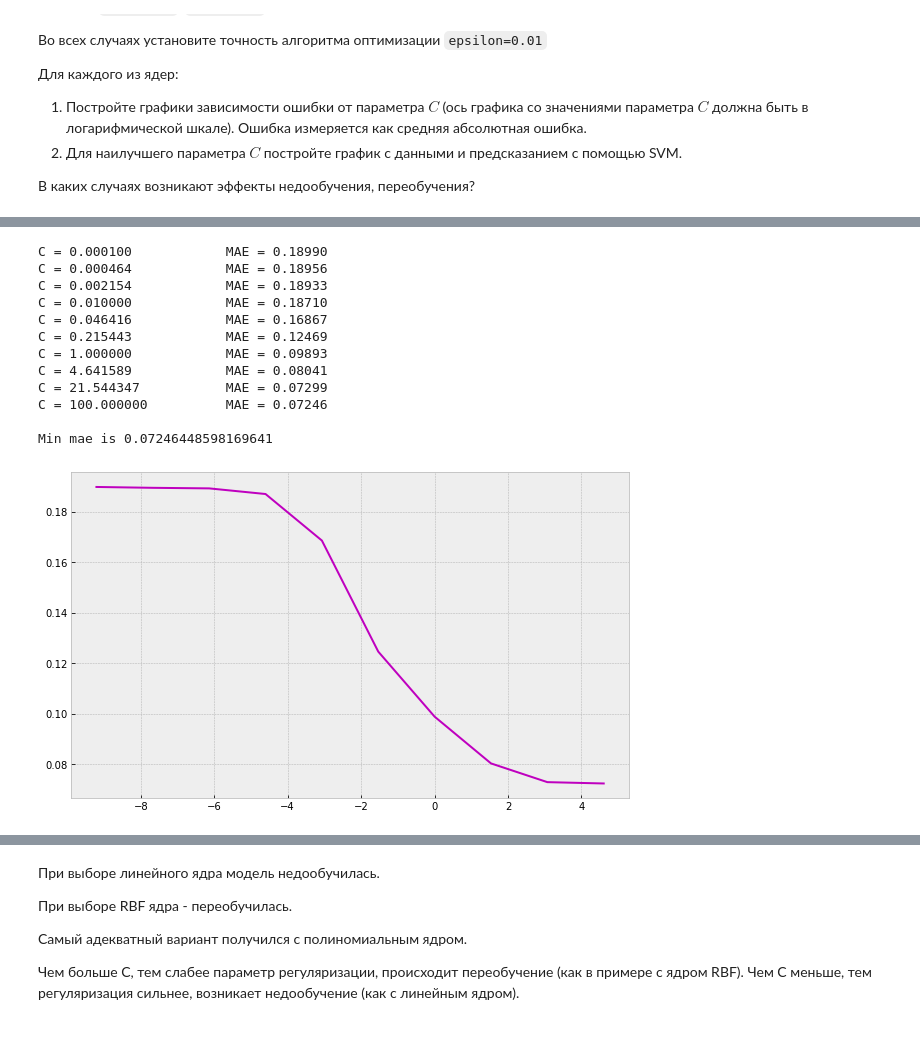
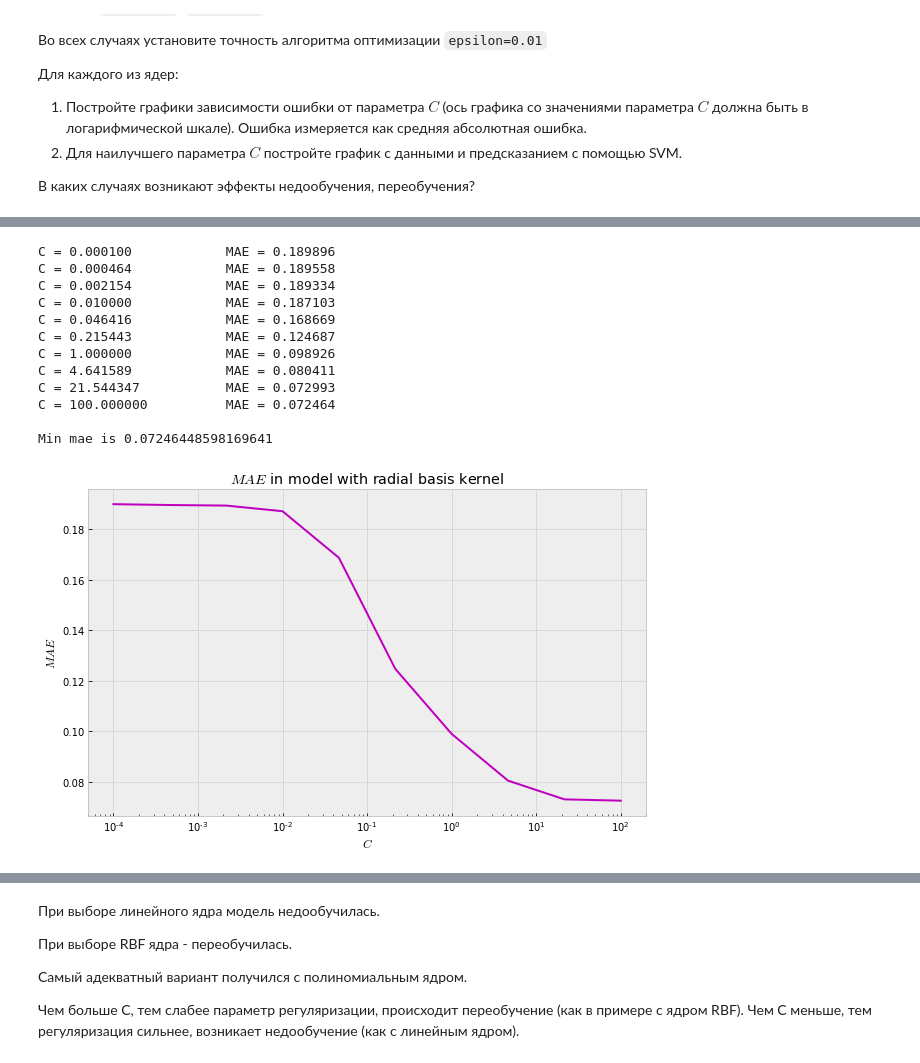
Before and after one commit to Sinopsys/IDA-HSE-2017-3-course, a Jupyter notebook: homeworks/hw1/IDA2HW1Kupriyanov.ipynb, the cells around one changed output, grey strips where cells are left out. Drawn from its saved outputs; the diff is of its cells as text; code cells hidden in the pictures; blank space fills up the shorter version.

```diff
--- a/homeworks/hw1/IDA2HW1Kupriyanov.ipynb
+++ b/homeworks/hw1/IDA2HW1Kupriyanov.ipynb
@@ -134,27 +148,31 @@ Min mae is 0.17243737071121493
 # %%
 errors_rbf = []
 for c in C:
     clf = SVR(kernel = 'rbf', C = c, epsilon = EPSILON, gamma = 6, coef0 = 1)
     clf.fit(x_processed, y)
     errors_rbf.append(mae(clf.predict(x_processed), y))
-    print('C = {c:6.6f}\t\tMAE = {mae:6.5f}'.format(c=c, mae=errors_rbf[-1]))
+    print('C = {c:6.6f}\t\tMAE = {mae:6.6f}'.format(c=c, mae=errors_rbf[-1]))
 
 print('\nMin mae is {}\n'.format(np.min(errors_rbf)))
 
-plt.plot(np.log(C), np.array(errors_rbf), color='m');
+plt.title('$MAE$ in model with radial basis kernel')
+plt.xscale('log')
+plt.xlabel('$C$')
+plt.ylabel('$MAE$')
+plt.plot(C, np.array(errors_rbf), color='m');
 plt.show()
 # %% [output]
-C = 0.000100            MAE = 0.18990
-C = 0.000464            MAE = 0.18956
-C = 0.002154            MAE = 0.18933
-C = 0.010000            MAE = 0.18710
-C = 0.046416            MAE = 0.16867
-C = 0.215443            MAE = 0.12469
-C = 1.000000            MAE = 0.09893
-C = 4.641589            MAE = 0.08041
-C = 21.544347           MAE = 0.07299
-C = 100.000000          MAE = 0.07246
+C = 0.000100            MAE = 0.189896
+C = 0.000464            MAE = 0.189558
+C = 0.002154            MAE = 0.189334
+C = 0.010000            MAE = 0.187103
+C = 0.046416            MAE = 0.168669
+C = 0.215443            MAE = 0.124687
+C = 1.000000            MAE = 0.098926
+C = 4.641589            MAE = 0.080411
+C = 21.544347           MAE = 0.072993
+C = 100.000000          MAE = 0.072464
 
 Min mae is 0.07246448598169641
-[figure, old version]
+[figure, new version]
 # %%
```
Also changed, not shown: parts of 34 cells of this notebook, 4 other files.
